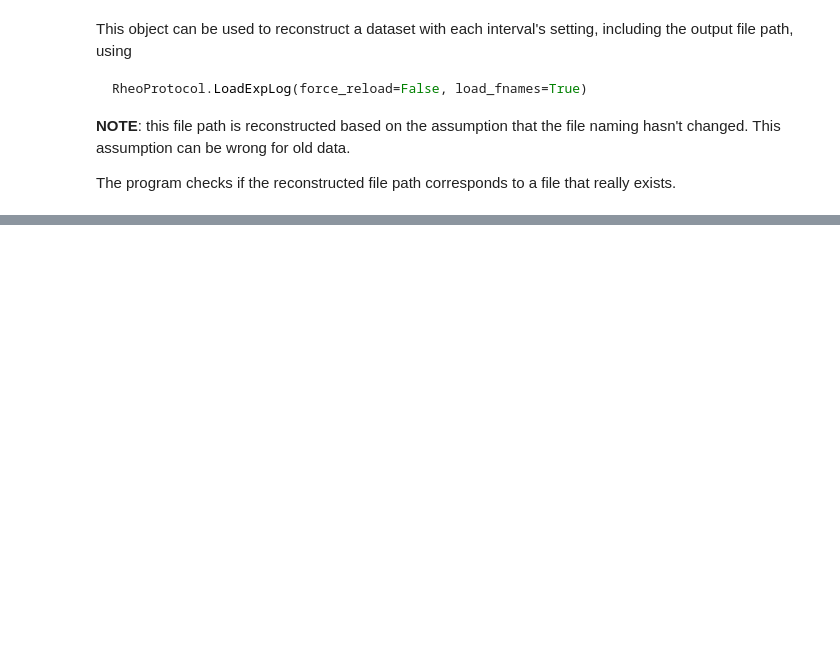
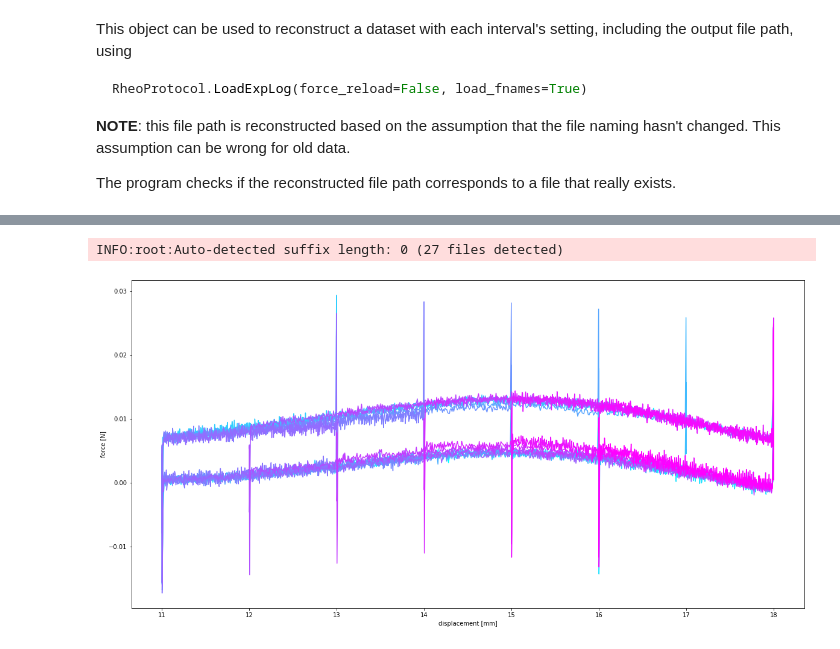
Before and after one commit to steaime/RheoShearCell_postproc, a Jupyter notebook: DataAnalysis_Suri_20260616_01.ipynb, the cells around one changed output, grey strips where cells are left out. Drawn from its saved outputs; the diff is of its cells as text; code cells hidden in the pictures; blank space fills up the shorter version.

```diff
--- a/DataAnalysis_Suri_20260616_01.ipynb
+++ b/DataAnalysis_Suri_20260616_01.ipynb
@@ -104,0 +94,6 @@ if int_pos is not None:
+# %%
+warnings.filterwarnings("ignore", category=RuntimeWarning)
+_ = af.BatchProcess(rheo_explog, decimate=10, anal_type='plot', anal_params={'plot_type':'stressstrain'})
+# %% [output]
+INFO:root:Auto-detected suffix length: 0 (27 files detected)
+[figure, added]
```
Also changed, not shown: parts of 13 cells of this notebook, 4 other files.
